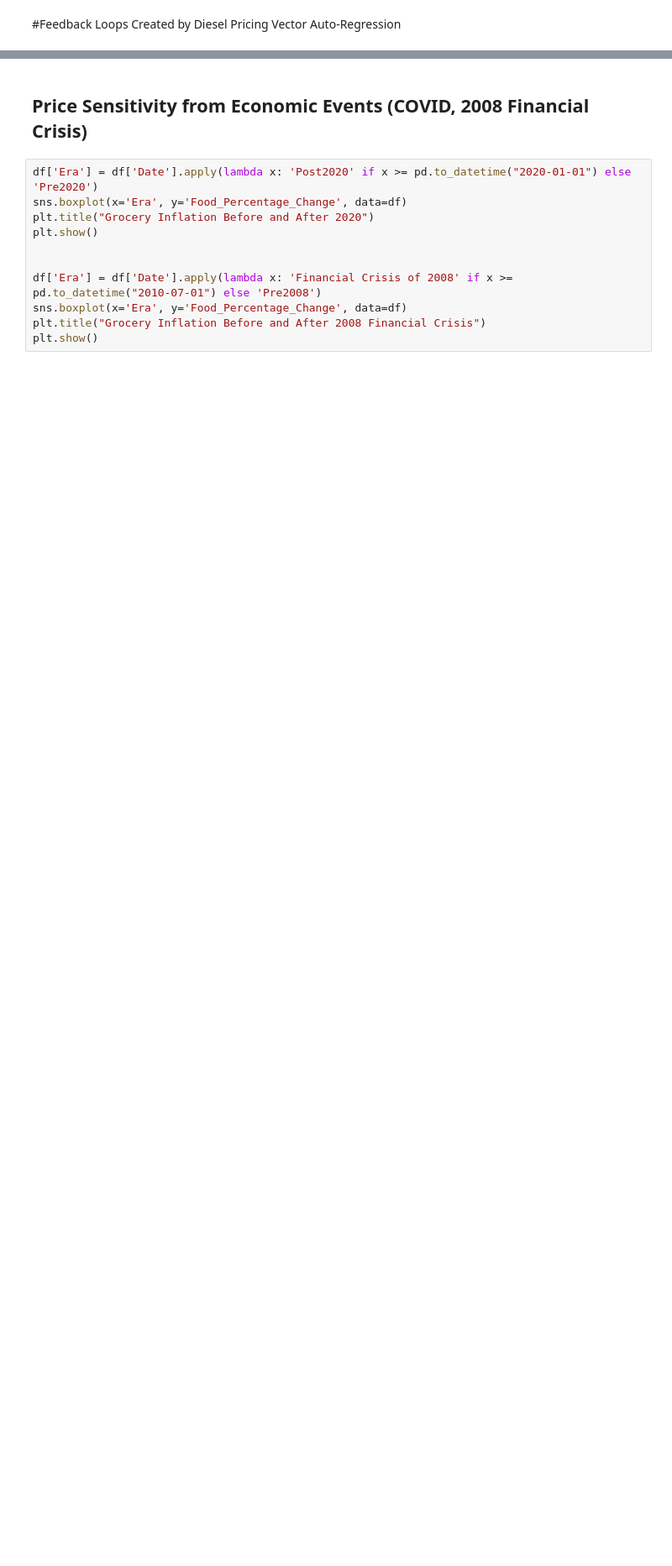
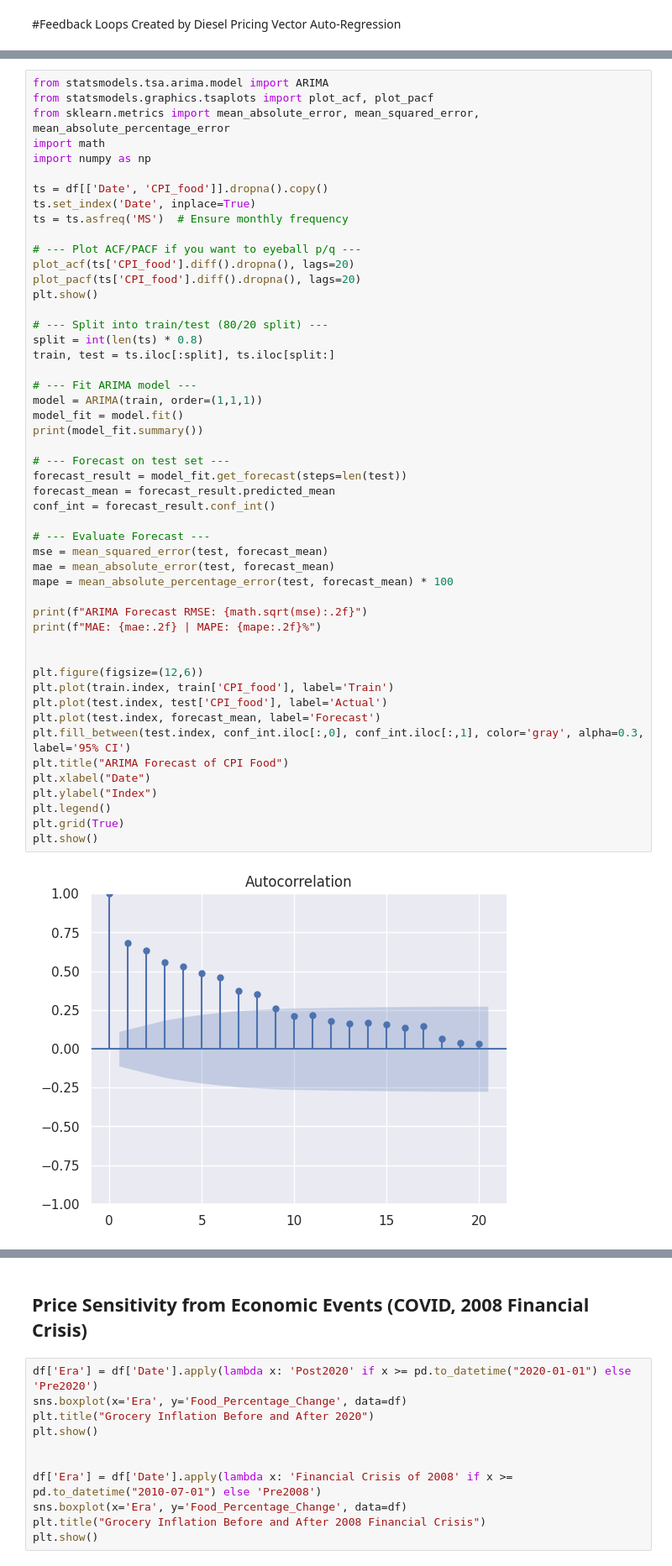
Before and after one commit to KellyJBelly/marketing_analytics-case3, a Jupyter notebook: MarketingAnalytics_CaseStudy3.ipynb, the cells around one changed output, grey strips where cells are left out. Shown at 84% size. Saved outputs shown, nothing was run; the diff lists cells and outputs as text; blank space fills up the shorter version.

```diff
--- a/MarketingAnalytics_CaseStudy3.ipynb
+++ b/MarketingAnalytics_CaseStudy3.ipynb
@@ -278,0 +400,52 @@ plt.show()
+# %%
+from statsmodels.tsa.arima.model import ARIMA
+from statsmodels.graphics.tsaplots import plot_acf, plot_pacf
+from sklearn.metrics import mean_absolute_error, mean_squared_error, mean_absolute_percentage_error
+import math
+import numpy as np
+
+ts = df[['Date', 'CPI_food']].dropna().copy()
+ts.set_index('Date', inplace=True)
+ts = ts.asfreq('MS')  # Ensure monthly frequency
+
+# --- Plot ACF/PACF if you want to eyeball p/q ---
+plot_acf(ts['CPI_food'].diff().dropna(), lags=20)
+plot_pacf(ts['CPI_food'].diff().dropna(), lags=20)
+plt.show()
+
+# --- Split into train/test (80/20 split) ---
+split = int(len(ts) * 0.8)
+train, test = ts.iloc[:split], ts.iloc[split:]
+
+# --- Fit ARIMA model ---
+model = ARIMA(train, order=(1,1,1))
+model_fit = model.fit()
+print(model_fit.summary())
+
+# --- Forecast on test set ---
+forecast_result = model_fit.get_forecast(steps=len(test))
+forecast_mean = forecast_result.predicted_mean
+conf_int = forecast_result.conf_int()
+
+# --- Evaluate Forecast ---
+mse = mean_squared_error(test, forecast_mean)
+mae = mean_absolute_error(test, forecast_mean)
+mape = mean_absolute_percentage_error(test, forecast_mean) * 100
+
+print(f"ARIMA Forecast RMSE: {math.sqrt(mse):.2f}")
+print(f"MAE: {mae:.2f} | MAPE: {mape:.2f}%")
+
+
+plt.figure(figsize=(12,6))
+plt.plot(train.index, train['CPI_food'], label='Train')
+plt.plot(test.index, test['CPI_food'], label='Actual')
+plt.plot(test.index, forecast_mean, label='Forecast')
+plt.fill_between(test.index, conf_int.iloc[:,0], conf_int.iloc[:,1], color='gray', alpha=0.3, label='95% CI')
+plt.title("ARIMA Forecast of CPI Food")
+plt.xlabel("Date")
+plt.ylabel("Index")
+plt.legend()
+plt.grid(True)
+plt.show()
+# %% [output]
+[figure, added]
```
Also changed, not shown: parts of 34 cells of this notebook.
